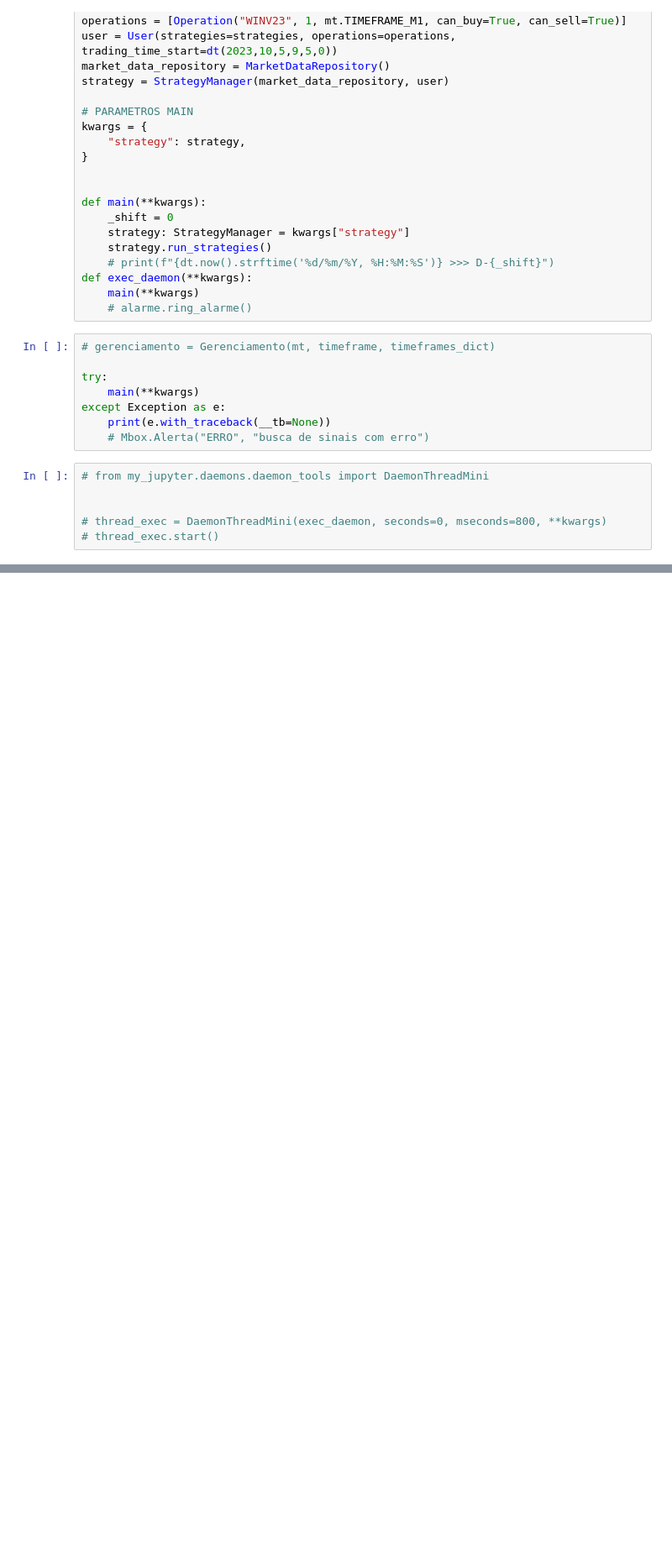
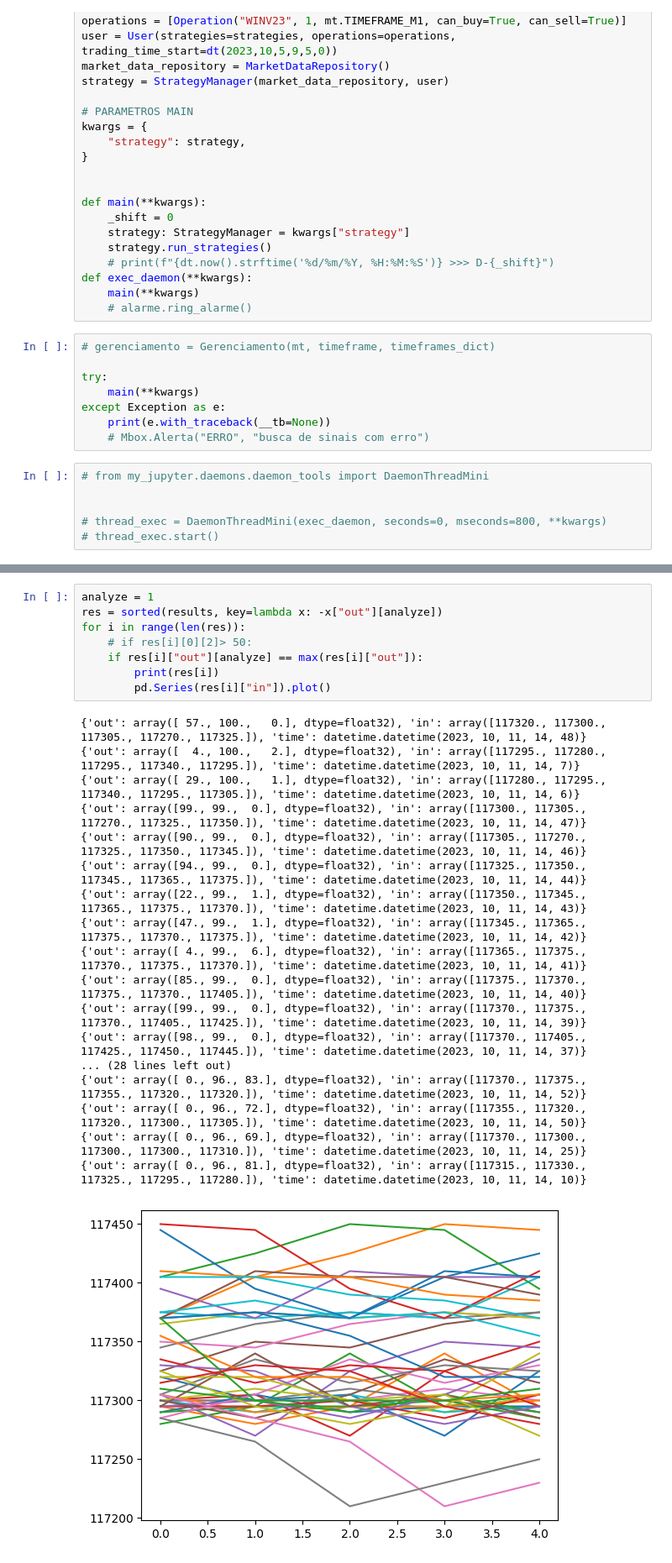
Before and after one commit to pedrotnascimento/financial_market_project, a Jupyter notebook: my_jupyter/daemons/mql5-daemon.ipynb, the cells around one changed output, grey strips where cells are left out. Shown: that part at 84% size. Drawn from its saved outputs; the diff is of its cells as text; blank space fills up the shorter version.

```diff
--- a/my_jupyter/daemons/mql5-daemon.ipynb
+++ b/my_jupyter/daemons/mql5-daemon.ipynb
@@ -165,0 +196,27 @@ for i in range(0,len(ohlc_transform)):
+# %%
+analyze = 1
+res = sorted(results, key=lambda x: -x["out"][analyze])
+for i in range(len(res)):
+    # if res[i][0][2]> 50:
+    if res[i]["out"][analyze] == max(res[i]["out"]):
+        print(res[i])
+        pd.Series(res[i]["in"]).plot()
+# %% [output]
+{'out': array([ 57., 100.,   0.], dtype=float32), 'in': array([117320., 117300., 117305., 117270., 117325.]), 'time': datetime.datetime(2023, 10, 11, 14, 48)}
+{'out': array([  4., 100.,   2.], dtype=float32), 'in': array([117295., 117280., 117295., 117340., 117295.]), 'time': datetime.datetime(2023, 10, 11, 14, 7)}
+{'out': array([ 29., 100.,   1.], dtype=float32), 'in': array([117280., 117295., 117340., 117295., 117305.]), 'time': datetime.datetime(2023, 10, 11, 14, 6)}
+{'out': array([99., 99.,  0.], dtype=float32), 'in': array([117300., 117305., 117270., 117325., 117350.]), 'time': datetime.datetime(2023, 10, 11, 14, 47)}
+{'out': array([90., 99.,  0.], dtype=float32), 'in': array([117305., 117270., 117325., 117350., 117345.]), 'time': datetime.datetime(2023, 10, 11, 14, 46)}
+{'out': array([94., 99.,  0.], dtype=float32), 'in': array([117325., 117350., 117345., 117365., 117375.]), 'time': datetime.datetime(2023, 10, 11, 14, 44)}
+{'out': array([22., 99.,  1.], dtype=float32), 'in': array([117350., 117345., 117365., 117375., 117370.]), 'time': datetime.datetime(2023, 10, 11, 14, 43)}
+{'out': array([47., 99.,  1.], dtype=float32), 'in': array([117345., 117365., 117375., 117370., 117375.]), 'time': datetime.datetime(2023, 10, 11, 14, 42)}
+{'out': array([ 4., 99.,  6.], dtype=float32), 'in': array([117365., 117375., 117370., 117375., 117370.]), 'time': datetime.datetime(2023, 10, 11, 14, 41)}
+{'out': array([85., 99.,  0.], dtype=float32), 'in': array([117375., 117370., 117375., 117370., 117405.]), 'time': datetime.datetime(2023, 10, 11, 14, 40)}
+{'out': array([99., 99.,  0.], dtype=float32), 'in': array([117370., 117375., 117370., 117405., 117425.]), 'time': datetime.datetime(2023, 10, 11, 14, 39)}
+{'out': array([98., 99.,  0.], dtype=float32), 'in': array([117370., 117405., 117425., 117450., 117445.]), 'time': datetime.datetime(2023, 10, 11, 14, 37)}
+... (28 lines left out)
+{'out': array([ 0., 96., 83.], dtype=float32), 'in': array([117370., 117375., 117355., 117320., 117320.]), 'time': datetime.datetime(2023, 10, 11, 14, 52)}
+{'out': array([ 0., 96., 72.], dtype=float32), 'in': array([117355., 117320., 117320., 117300., 117305.]), 'time': datetime.datetime(2023, 10, 11, 14, 50)}
+{'out': array([ 0., 96., 69.], dtype=float32), 'in': array([117370., 117300., 117300., 117300., 117310.]), 'time': datetime.datetime(2023, 10, 11, 14, 25)}
+{'out': array([ 0., 96., 81.], dtype=float32), 'in': array([117315., 117330., 117325., 117295., 117280.]), 'time': datetime.datetime(2023, 10, 11, 14, 10)}
+[figure, added]
```
Also changed, not shown: parts of 4 cells of this notebook, 3 other files.
